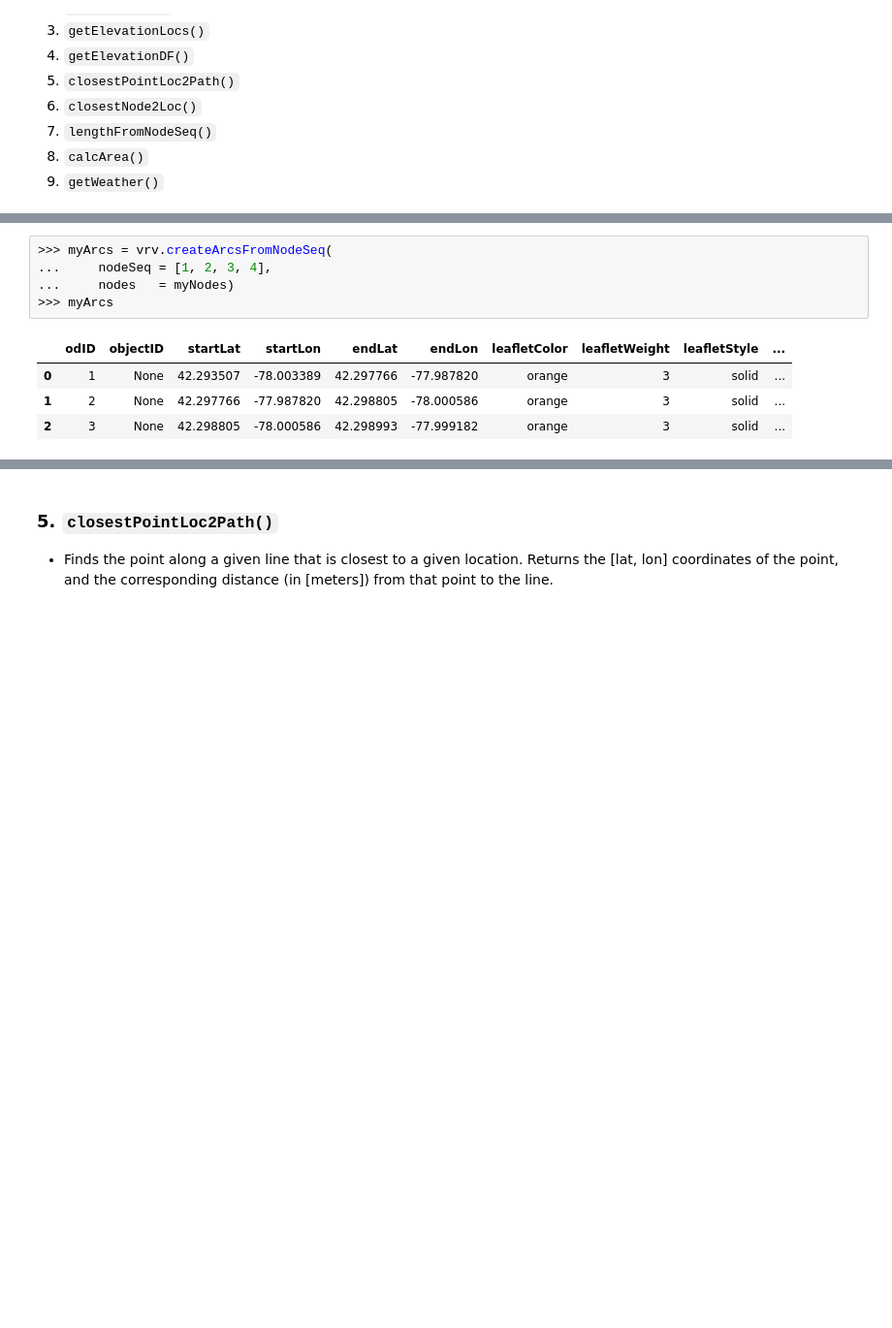
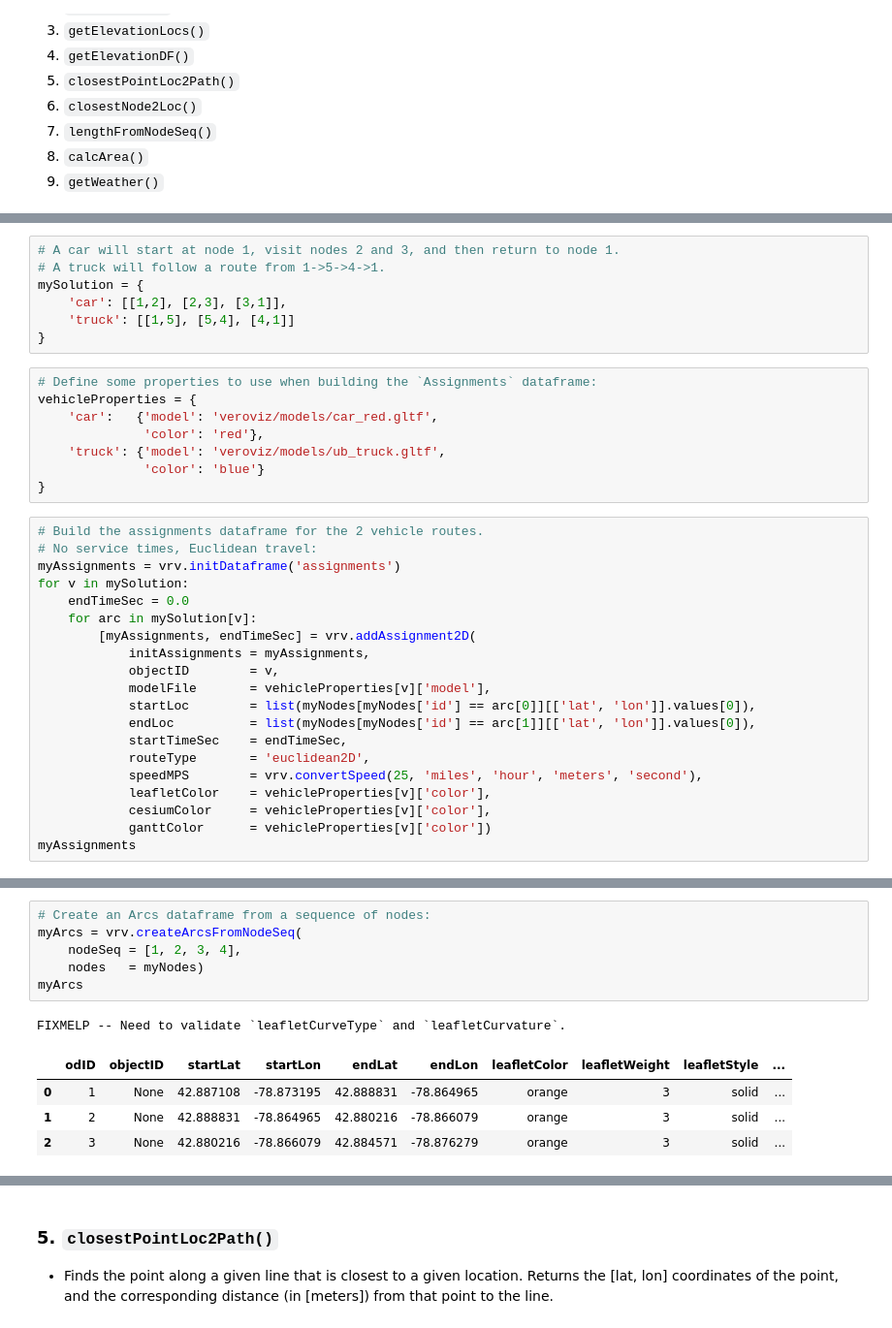
Before and after one commit to optimatorlab/veroviz, a Jupyter notebook: new_in_version_0.4.0.ipynb, the cells around one changed output, grey strips where cells are left out. Shown at 97% size. Drawn from its saved outputs; the diff is of its cells as text; blank space fills up the shorter version.

```diff
--- a/new_in_version_0.4.0.ipynb
+++ b/new_in_version_0.4.0.ipynb
@@ -260,0 +132,35 @@ Name: elevMeters, dtype: int64
+# %%
+# A car will start at node 1, visit nodes 2 and 3, and then return to node 1.
+# A truck will follow a route from 1->5->4->1.
+mySolution = {
+    'car': [[1,2], [2,3], [3,1]],
+    'truck': [[1,5], [5,4], [4,1]]
+}
+# %%
+# Define some properties to use when building the `Assignments` dataframe:
+vehicleProperties = {
+    'car':   {'model': 'veroviz/models/car_red.gltf',
+              'color': 'red'},
+    'truck': {'model': 'veroviz/models/ub_truck.gltf',
+              'color': 'blue'}
+}
+# %%
+# Build the assignments dataframe for the 2 vehicle routes.
+# No service times, Euclidean travel:
+myAssignments = vrv.initDataframe('assignments')
+for v in mySolution:
+    endTimeSec = 0.0
+    for arc in mySolution[v]:
+        [myAssignments, endTimeSec] = vrv.addAssignment2D(
+            initAssignments = myAssignments,
+            objectID        = v,
+            modelFile       = vehicleProperties[v]['model'],
+            startLoc        = list(myNodes[myNodes['id'] == arc[0]][['lat', 'lon']].values[0]),
+            endLoc          = list(myNodes[myNodes['id'] == arc[1]][['lat', 'lon']].values[0]),
+            startTimeSec    = endTimeSec,
+            routeType       = 'euclidean2D',
+            speedMPS        = vrv.convertSpeed(25, 'miles', 'hour', 'meters', 'second'),
+            leafletColor    = vehicleProperties[v]['color'],
+            cesiumColor     = vehicleProperties[v]['color'],
+            ganttColor      = vehicleProperties[v]['color'])
+myAssignments
@@ -263,12 +311,14 @@ vrv.createLeaflet(nodes=myNodes)
 # %% [output]
 [interactive output not drawn]
 # %%
->>> myArcs = vrv.createArcsFromNodeSeq(
-...     nodeSeq = [1, 2, 3, 4],
-...     nodes   = myNodes)
->>> myArcs
+# Create an Arcs dataframe from a sequence of nodes:
+myArcs = vrv.createArcsFromNodeSeq(
+    nodeSeq = [1, 2, 3, 4],
+    nodes   = myNodes)
+myArcs
 # %% [output]
+FIXMELP -- Need to validate `leafletCurveType` and `leafletCurvature`.
 |  | odID | objectID | startLat | startLon | endLat | endLon | leafletColor | leafletWeight | leafletStyle | ... |
-| 0 | 1 | None | 42.293507 | -78.003389 | 42.297766 | -77.987820 | orange | 3 | solid | ... |
-| 1 | 2 | None | 42.297766 | -77.987820 | 42.298805 | -78.000586 | orange | 3 | solid | ... |
-| 2 | 3 | None | 42.298805 | -78.000586 | 42.298993 | -77.999182 | orange | 3 | solid | ... |
+| 0 | 1 | None | 42.887108 | -78.873195 | 42.888831 | -78.864965 | orange | 3 | solid | ... |
+| 1 | 2 | None | 42.888831 | -78.864965 | 42.880216 | -78.866079 | orange | 3 | solid | ... |
+| 2 | 3 | None | 42.880216 | -78.866079 | 42.884571 | -78.876279 | orange | 3 | solid | ... |
```
Also changed, not shown: parts of 80 cells of this notebook, 33 other files.
